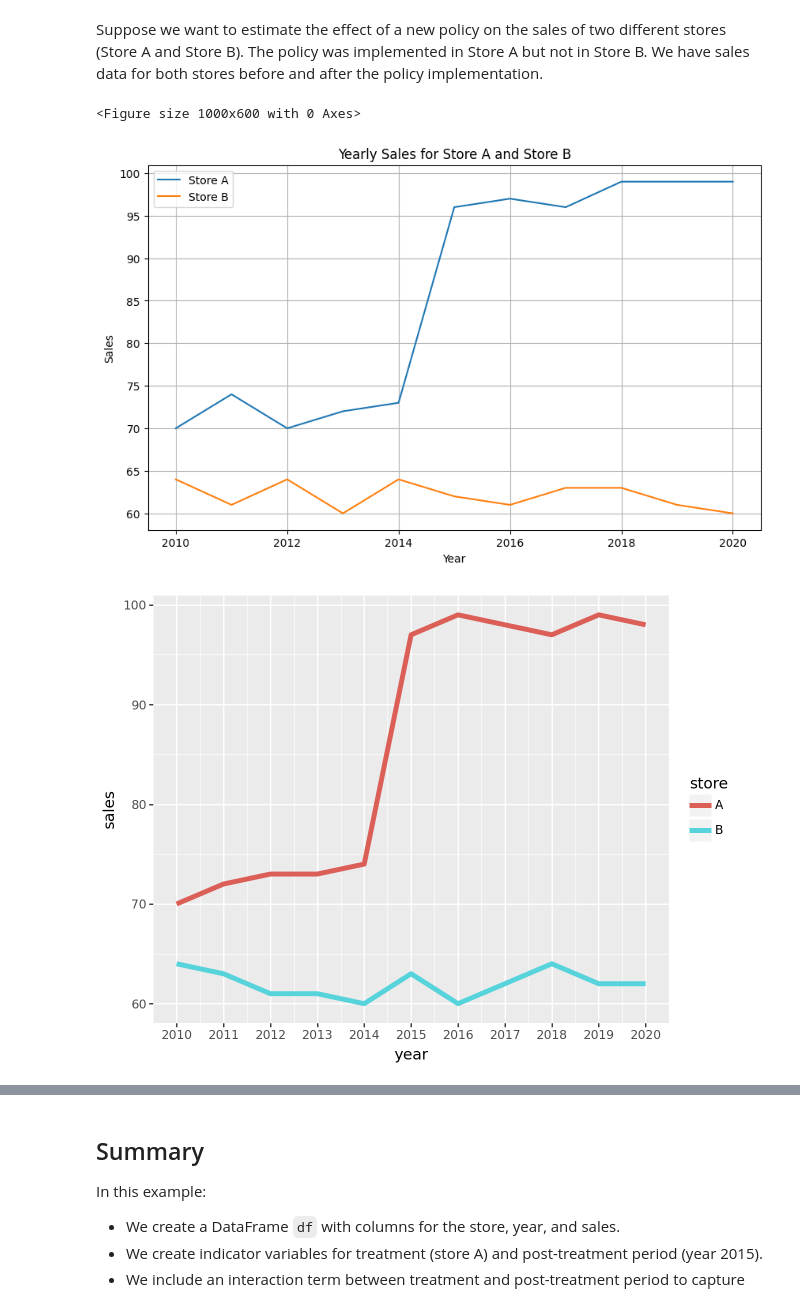
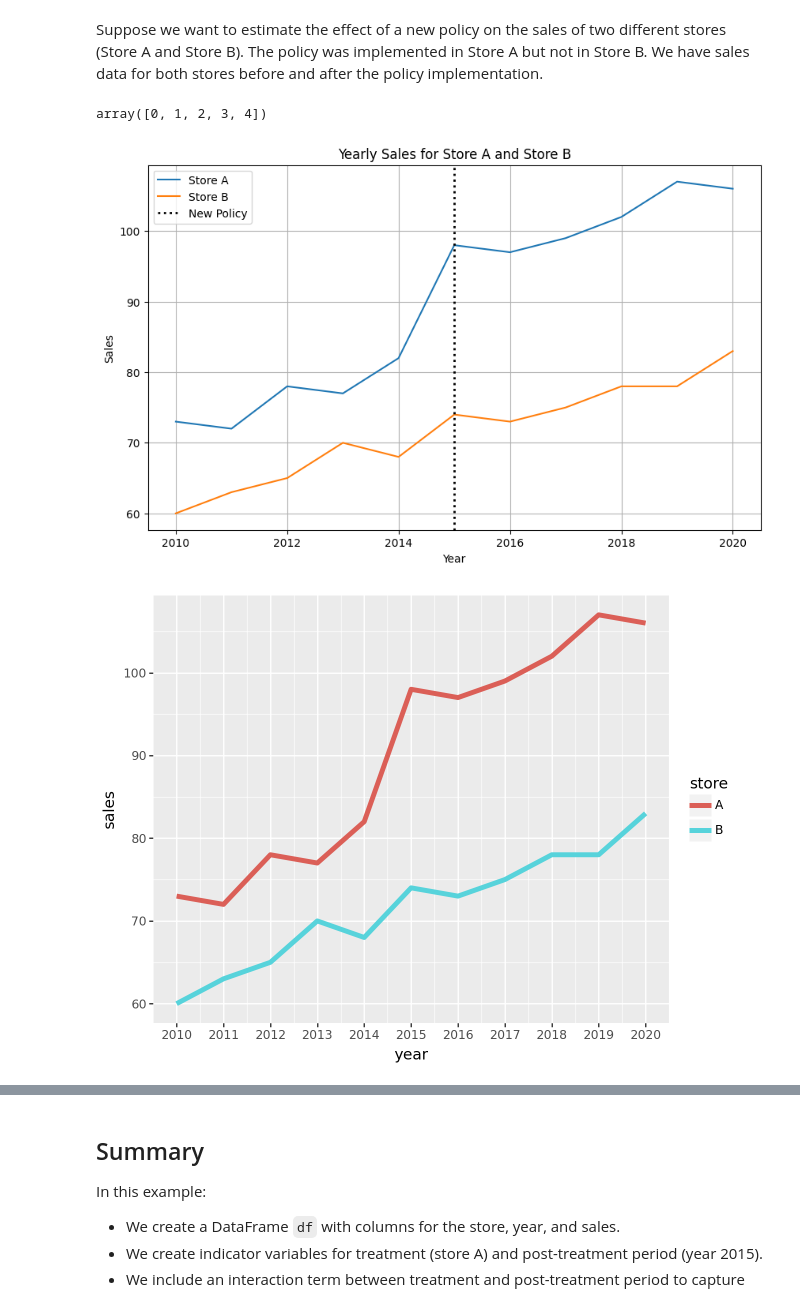
Before and after one commit to chaix026/Causal-Inference-DiD, a Jupyter notebook: 01_DiD simple example.ipynb, the cells around one changed output, grey strips where cells are left out. Cells and saved outputs as stored; diff of their text form; code cells hidden in the pictures.

```diff
--- a/01_DiD simple example.ipynb
+++ b/01_DiD simple example.ipynb
@@ -6,14 +6,18 @@ Suppose we want to estimate the effect of a new policy on the sales of two diffe
 import pandas as pd
 import numpy as np
 import statsmodels.api as sm
+# %%
+np.arange(5)
+# %% [output]
+array([0, 1, 2, 3, 4])
 # %%
 # Create a hypothetical dataset
 years = np.arange(2010, 2021)
 
 # Generate sales data for Store A
-store_A_sales_1 = np.random.randint(70, 75, size=5)  # First 5 years range between 70 and 80
-store_A_sales_2 = np.random.randint(95, 100, size=6)  # Next 6 years range between 100 and 120
-store_B_sales = np.random.randint(60, 65, size=11)  # Store B's sales range between 70 and 80 for all years
+store_A_sales_1 = np.arange(5)*2 + np.random.randint(70, 75, size=5)  # First 5 years with time trend and random between 70 and 80
+store_A_sales_2 = np.arange(6)*2 + np.random.randint(95, 100, size=6)  # Next 6 years with time trend and random range between 100 and 120
+store_B_sales = np.arange(11)*2 + np.random.randint(60, 65, size=11)  # Store B's sales with time trend range between 70 and 80 for all years
 
 data = {
     'store': ['A']*11 + ['B']*11,
@@ -25,32 +29,34 @@ df['year'] = df['year'].astype(int)
 # %%
 # Plot using matplotlib
 import matplotlib.pyplot as plt
 
 # Create the plot
 plt.figure(figsize=(10, 6))
 
 # Separate data for Store A and Store B
 store_A_data = df[df['store'] == 'A']
 store_B_data = df[df['store'] == 'B']
 
 # Plot Store A's sales
 plt.plot(store_A_data['year'], store_A_data['sales'], label='Store A')
 
 # Plot Store B's sales
 plt.plot(store_B_data['year'], store_B_data['sales'], label='Store B')
 
+# Add a vertical line for the store policy change
+plt.axvline(x=2015, ymin=0, ymax=110, linestyle=":", lw=2, color='black', label="New Policy")
+
 # Add labels and title
 plt.xlabel('Year')
 plt.ylabel('Sales')
 plt.title('Yearly Sales for Store A and Store B')
 plt.legend()
 
 # Show plot
 plt.grid(True)
 plt.show()
 # %% [output]
-<Figure size 1000x600 with 0 Axes>
-[figure, old version]
+[figure, new version]
 # %%
 # Plot using ggplot style
 import plotnine as p9
@@ -60,7 +66,7 @@ import plotnine as p9
  p9.geom_line(size=2)+
  p9.scale_x_continuous(breaks=df['year'].unique()) ) # Specify integer breaks)
 # %% [output]
-[figure, old version]
+[figure, new version]
 # %%
 # Create a treatment indicator variable
 df['treatment'] = (df['store'] == 'A').astype(int)
```
Also changed, not shown: parts of 1 cell of this notebook.
